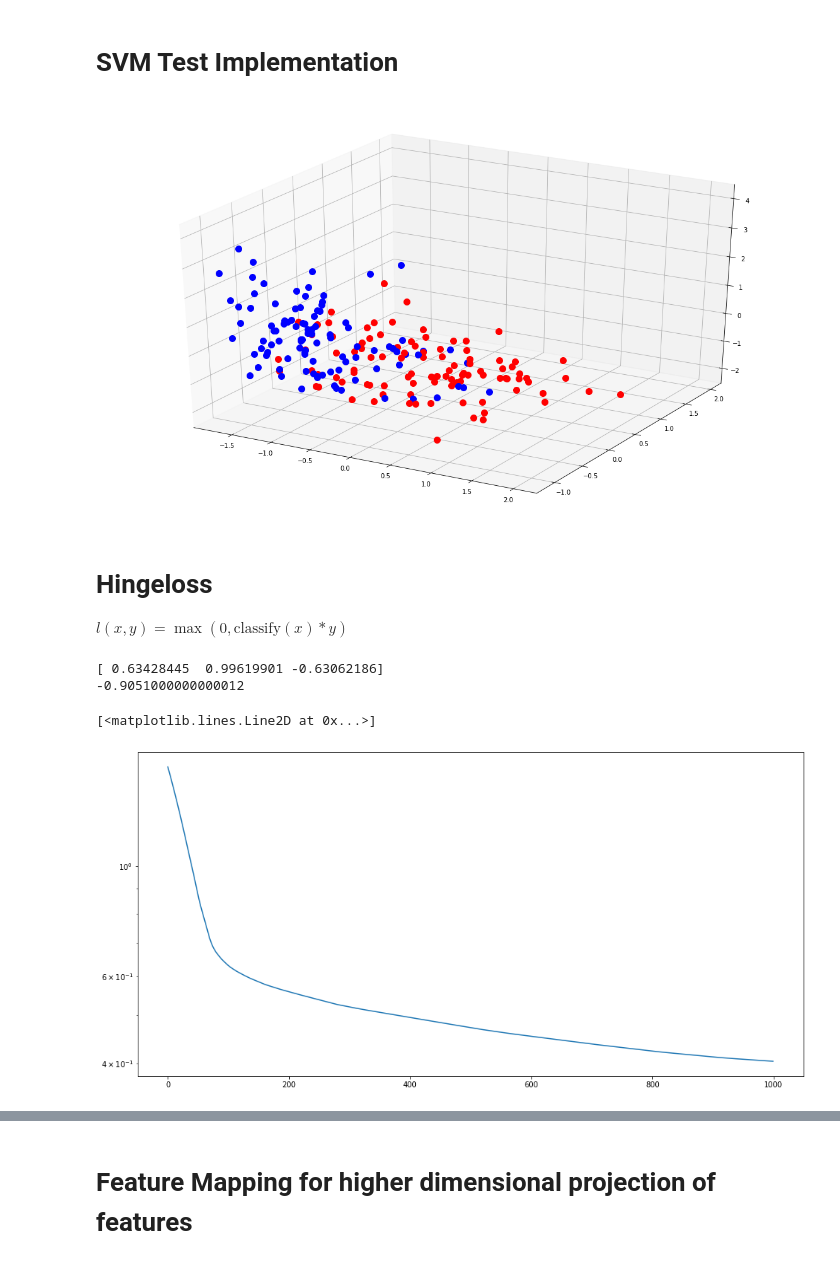
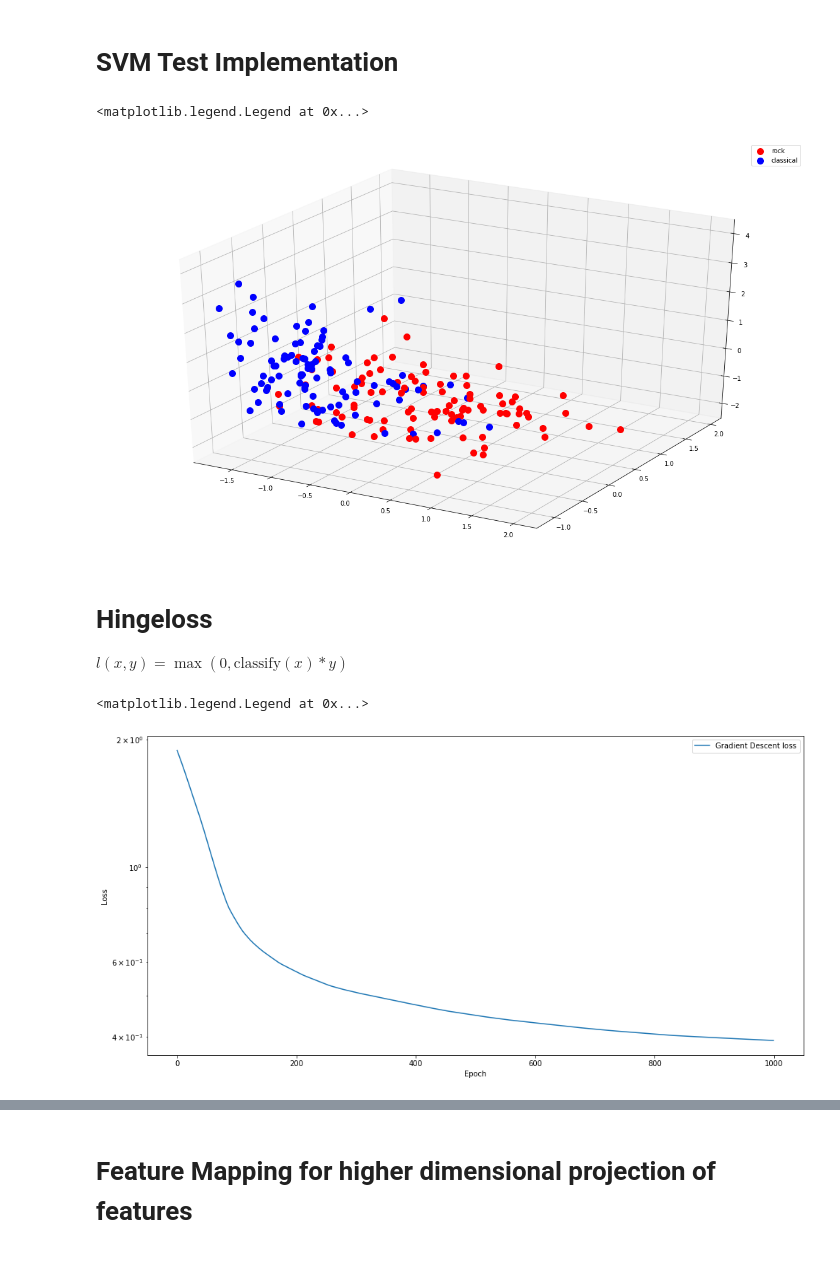
Before and after one commit to Frank01001/Music-Genre-Classification-Project, a Jupyter notebook: jupyter notebooks/NAML_Project_Experiments.ipynb, the cells around one changed output, grey strips where cells are left out. Drawn from its saved outputs; the diff is of its cells as text; code cells hidden in the pictures.

```diff
--- a/jupyter notebooks/NAML_Project_Experiments.ipynb
+++ b/jupyter notebooks/NAML_Project_Experiments.ipynb
@@ -27,8 +27,11 @@ ax = fig.add_subplot(projection='3d')
 for i in range(100):
   ax.scatter(class1_data[i, 0], class1_data[i, 1], class1_data[i, 2], label = 'rock', c='red', s = 100)
   ax.scatter(class2_data[i, 0], class2_data[i, 1], class2_data[i, 2], label = 'classical', c='blue', s = 100)
+
+ax.legend(['rock', 'classical'])
 # %% [output]
+<matplotlib.legend.Legend at 0x...>
-[figure, old version]
+[figure, new version]
 # %%
 reg = 0.001
 learning_rate = 0.02
@@ -62,38 +65,43 @@ def hinge_derivative_b(x, y):
 # %%
 history_loss = list()
 loss = 0
 
 for epoch in range(1000):
+  # Computation of the gradient on the complete dataset
   gradient_w = np.zeros(w.size)
   gradient_b = 0
 
   for sample_index in range(100):
     gradient_w += hinge_derivative_w(class1_data[sample_index,:], 1)
     gradient_w += hinge_derivative_w(class2_data[sample_index,:], -1)
     gradient_b += hinge_derivative_b(class1_data[sample_index,:], 1)
     gradient_b += hinge_derivative_b(class2_data[sample_index,:], -1)
 
   gradient_w /= 200.0
   gradient_b /= 200.0
 
+  # Gradient Descent step
+
   w = w - learning_rate * gradient_w
   b = b - learning_rate * gradient_b
 
+  # Loss calculation
   loss=0
   for sample_index in range(100):
     loss += hingeloss(class1_data[sample_index,:], 1)
     loss += hingeloss(class2_data[sample_index,:], -1)
 
   history_loss.append(loss/200)
 
 fig, axs = plt.subplots(figsize = (16,8))
 
-axs.semilogy(history_loss)
+axs.semilogy(history_loss, label='Gradient Descent loss')
+axs.set_xlabel('Epoch')
+axs.set_ylabel('Loss')
+axs.legend(['Gradient Descent loss'])
 # %% [output]
-[ 0.63428445  0.99619901 -0.63062186]
--0.9051000000000012
+<matplotlib.legend.Legend at 0x...>
-[<matplotlib.lines.Line2D at 0x...>]
-[figure, old version]
+[figure, new version]
 # %%
 confusion_mat = np.zeros((2,2))
 
```
Also changed, not shown: parts of 8 cells of this notebook, 18 other files.
